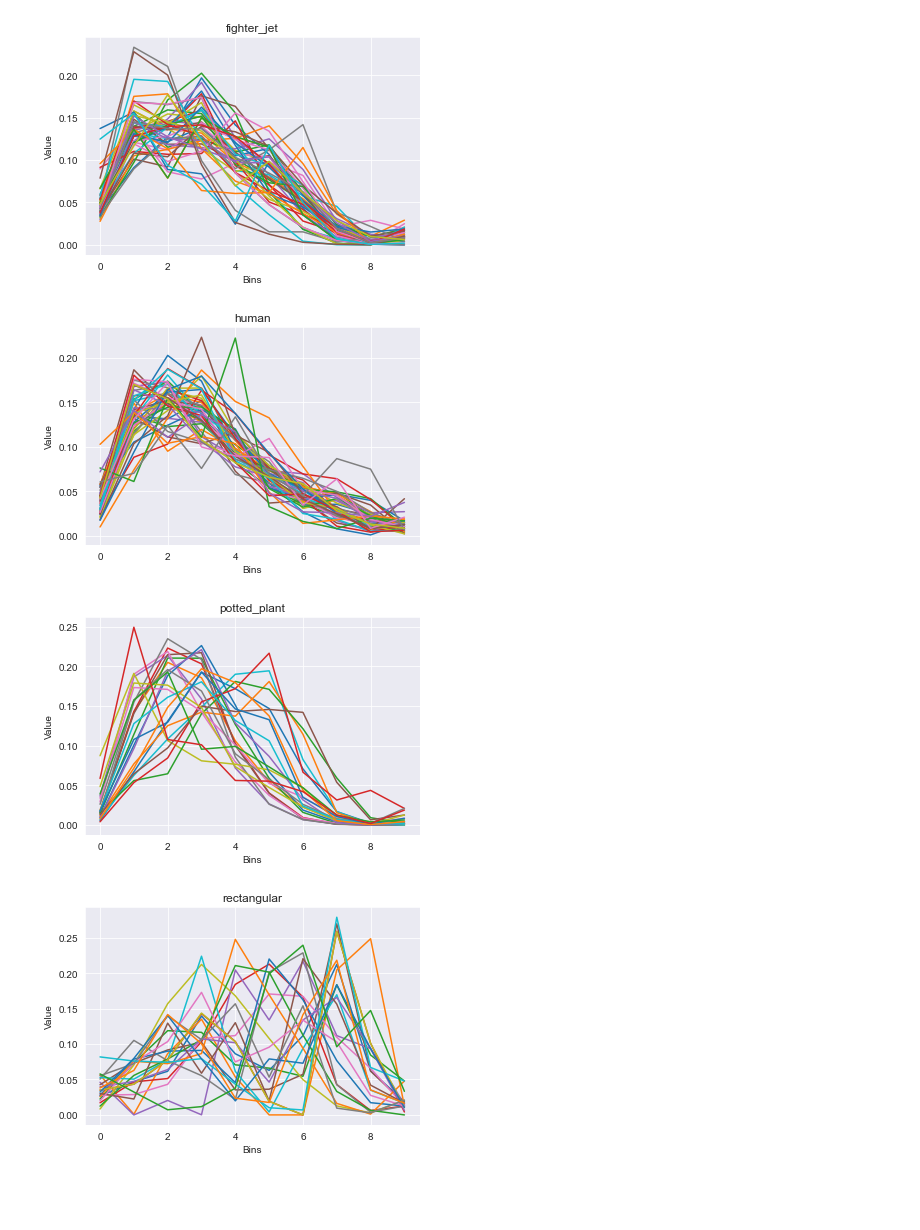
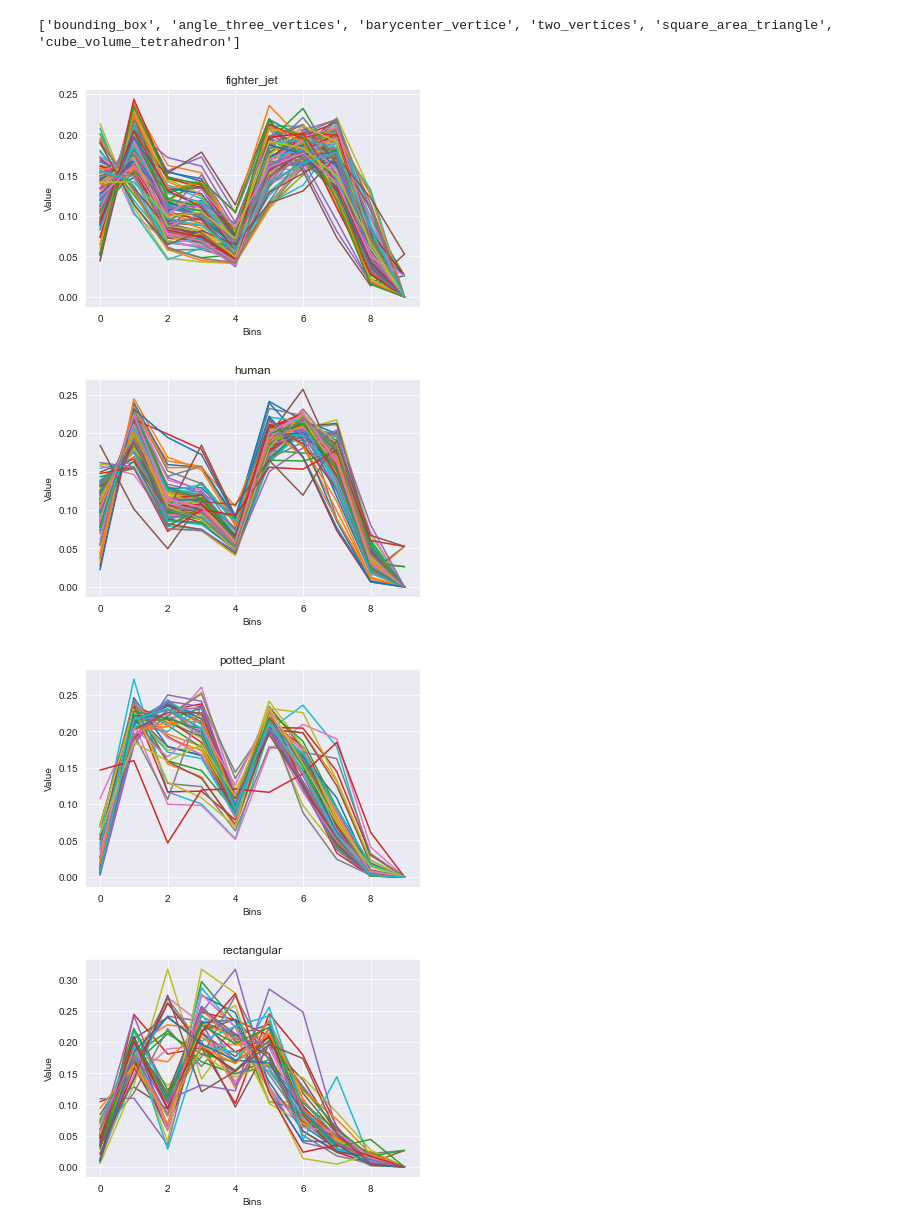
Before and after one commit to SamGalanakis/MIR_Pipeline_Project, a Jupyter notebook: src/visualizations.ipynb, the cells around one changed output. Saved outputs shown, nothing was run; the diff lists cells and outputs as text; code cells hidden in the pictures; blank space fills up the shorter version.

```diff
--- a/src/visualizations.ipynb
+++ b/src/visualizations.ipynb
@@ -57,10 +57,14 @@ def plot_distributions(array_name,df_knn,array_columns,n_classes=5):
         plt.ylabel('Value')
         plt.title(class_name)
         plt.show()
+# %%
+print(array_columns)
+# %% [output]
+['bounding_box', 'angle_three_vertices', 'barycenter_vertice', 'two_vertices', 'square_area_triangle', 'cube_volume_tetrahedron']
 # %%
-plot_distributions('two_vertices',df_knn,array_columns,n_classes=5)
+plot_distributions('angle_three_vertices',df_knn,array_columns,n_classes=10)
 # %% [output]
-[figure, old version]
+[figure, new version]
-[figure, old version]
+[figure, new version]
-[figure, old version]
+[figure, new version]
-[figure, old version]
+[figure, new version]
```
Also changed, not shown: parts of 1 cell of this notebook, 3 other files.
